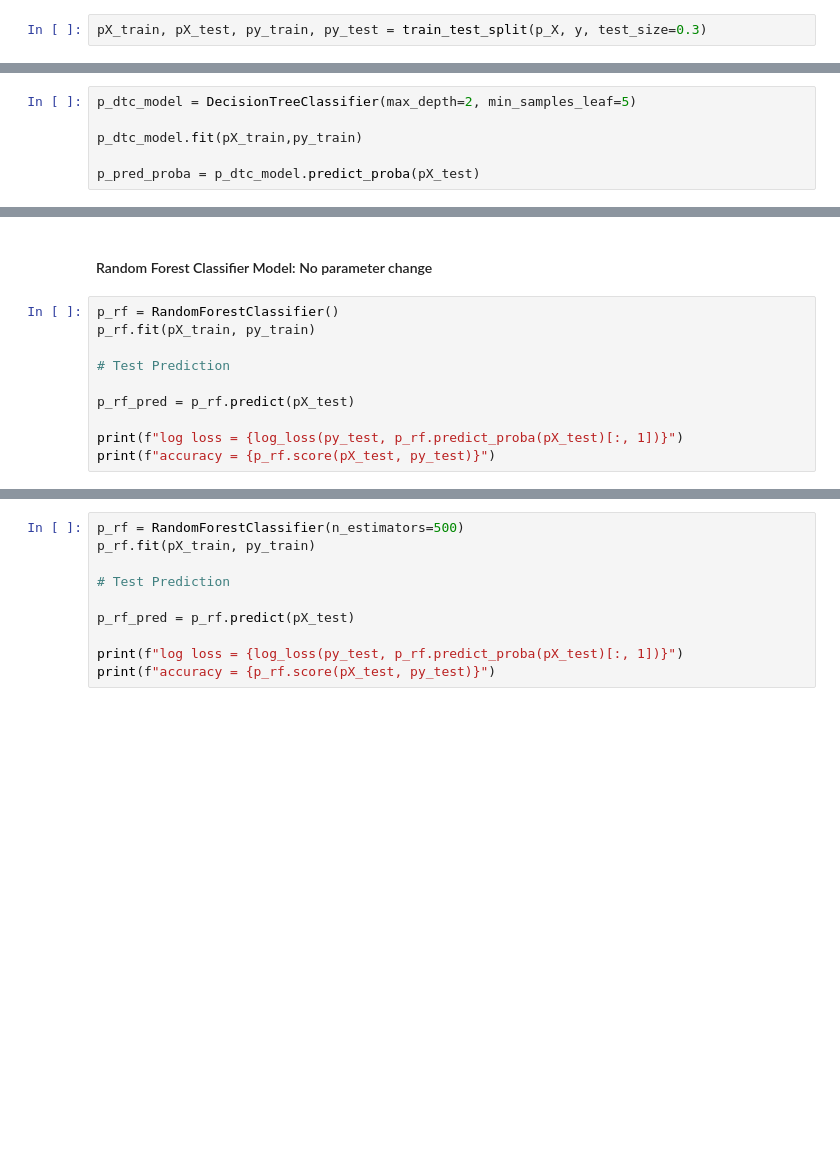
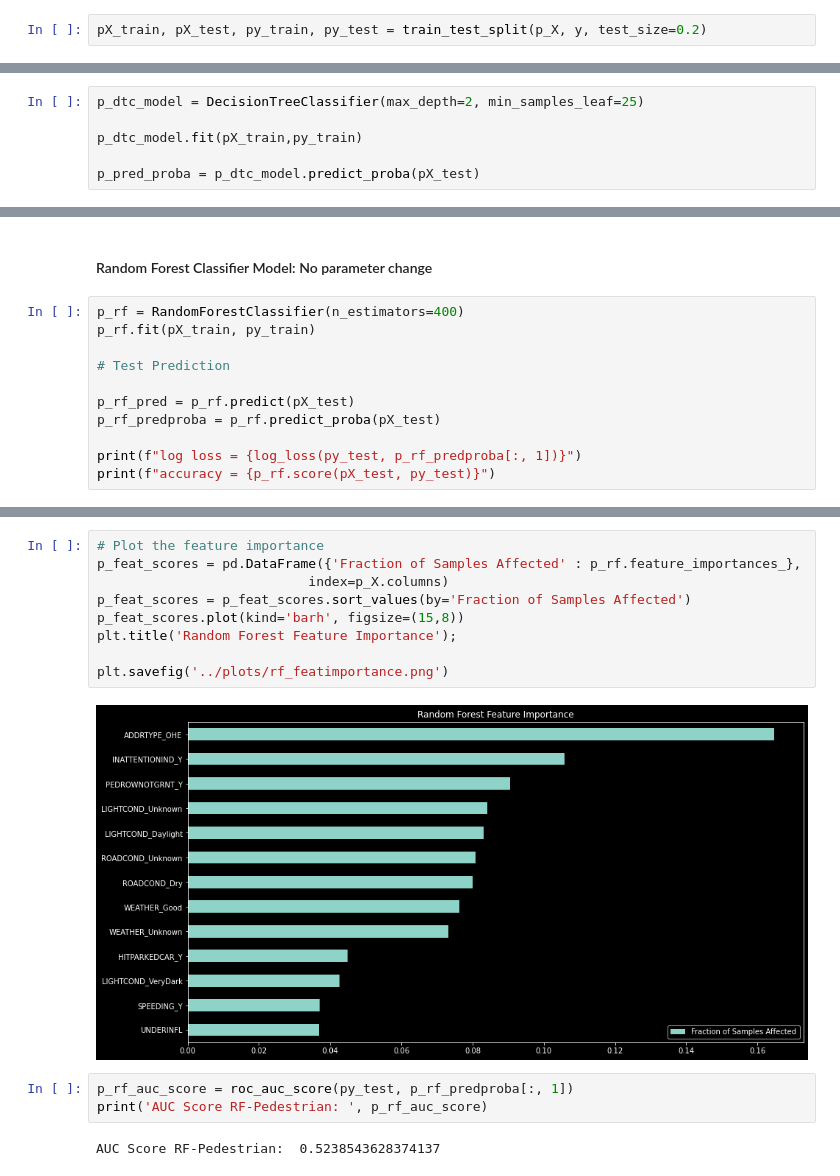
Before and after one commit to DataCircles/traffic_collisions_ml_team1, a Jupyter notebook: notebooks/cindy_model2.ipynb, the cells around one changed output, grey strips where cells are left out. Saved outputs shown, nothing was run; the diff lists cells and outputs as text; blank space fills up the shorter version.

```diff
--- a/notebooks/cindy_model2.ipynb
+++ b/notebooks/cindy_model2.ipynb
@@ -209,5 +252,5 @@ p_X.drop(columns=['PERSONCOUNT', 'PEDCYLCOUNT'], inplace=True)
 # %%
-pX_train, pX_test, py_train, py_test = train_test_split(p_X, y, test_size=0.3)
+pX_train, pX_test, py_train, py_test = train_test_split(p_X, y, test_size=0.2)
 # %% [markdown]
 #### Decision Tree Classifier Model
 # %%
@@ -241,7 +284,7 @@ Best Decision Tree CLassifier parameters:  {'max_depth': 2, 'min_samples_leaf':
 # %% [markdown]
 #### Fit Decision Tree Classifier using best parameters
 # %%
-p_dtc_model = DecisionTreeClassifier(max_depth=2, min_samples_leaf=5)
+p_dtc_model = DecisionTreeClassifier(max_depth=2, min_samples_leaf=25)
 
 p_dtc_model.fit(pX_train,py_train)
 
@@ -269,13 +312,14 @@ ax.plot(np.linspace(0,1,100), np.linspace(0,1,100), '--');
 # %% [markdown]
 #### Random Forest Classifier Model: No parameter change
 # %%
-p_rf = RandomForestClassifier()
+p_rf = RandomForestClassifier(n_estimators=400)
 p_rf.fit(pX_train, py_train)
 
 # Test Prediction
 
 p_rf_pred = p_rf.predict(pX_test)
+p_rf_predproba = p_rf.predict_proba(pX_test)
 
-print(f"log loss = {log_loss(py_test, p_rf.predict_proba(pX_test)[:, 1])}")
+print(f"log loss = {log_loss(py_test, p_rf_predproba[:, 1])}")
 print(f"accuracy = {p_rf.score(pX_test, py_test)}")
 # %% [output]
@@ -284,10 +328,16 @@ accuracy = 0.6992603778765466
-# %%
-p_rf = RandomForestClassifier(n_estimators=500)
-p_rf.fit(pX_train, py_train)
-
-# Test Prediction
-
-p_rf_pred = p_rf.predict(pX_test)
-
-print(f"log loss = {log_loss(py_test, p_rf.predict_proba(pX_test)[:, 1])}")
-print(f"accuracy = {p_rf.score(pX_test, py_test)}")
+# %%
+# Plot the feature importance
+p_feat_scores = pd.DataFrame({'Fraction of Samples Affected' : p_rf.feature_importances_},
+                           index=p_X.columns)
+p_feat_scores = p_feat_scores.sort_values(by='Fraction of Samples Affected')
+p_feat_scores.plot(kind='barh', figsize=(15,8))
+plt.title('Random Forest Feature Importance');
+
+plt.savefig('../plots/rf_featimportance.png')
+# %% [output]
+[figure, added]
+# %%
+p_rf_auc_score = roc_auc_score(py_test, p_rf_predproba[:, 1])
+print('AUC Score RF-Pedestrian: ', p_rf_auc_score)
+# %% [output]
+AUC Score RF-Pedestrian:  0.5238543628374137
```
Also changed, not shown: parts of 17 cells of this notebook, 2 other files.
